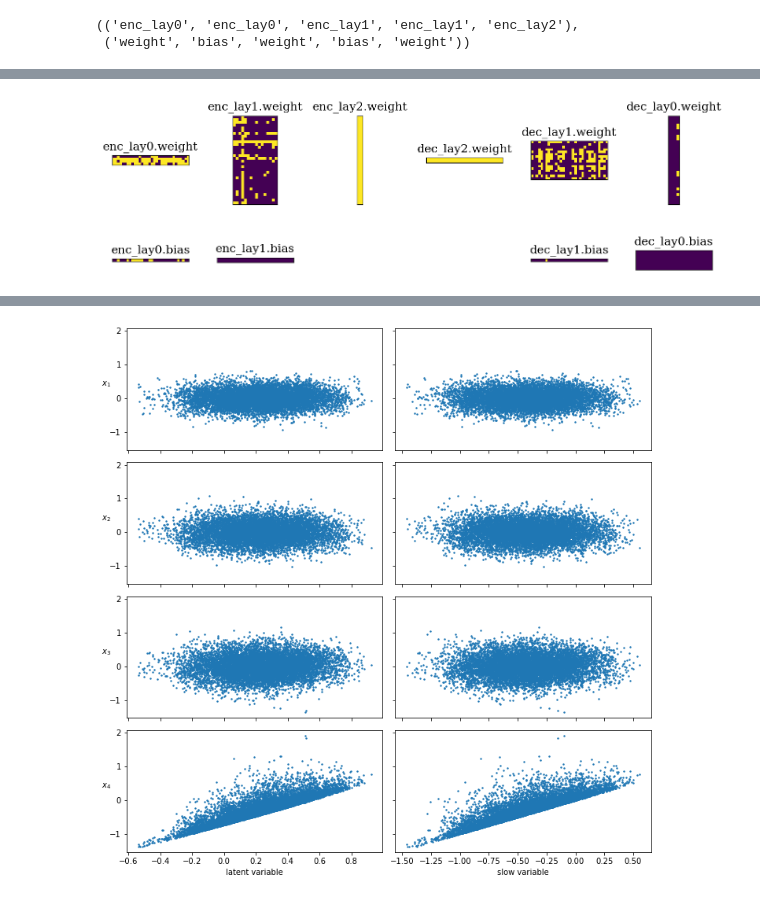
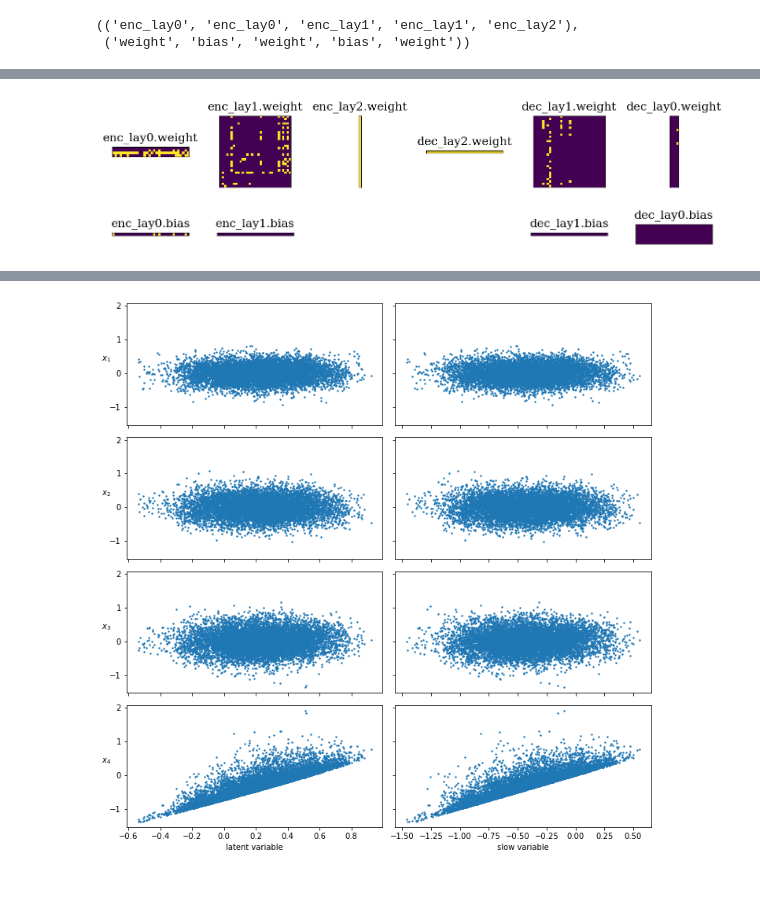
Before and after one commit to przemyslaw-zielinski/sf_nets, a Jupyter notebook: notebooks/rqp4_analyze.ipynb, the cells around one changed output, grey strips where cells are left out. Saved outputs shown, nothing was run; the diff lists cells and outputs as text; code cells hidden in the pictures.

Commit message:
Trained pruned models.

```diff
--- a/notebooks/rqp4_analyze.ipynb
+++ b/notebooks/rqp4_analyze.ipynb
@@ -125,7 +152,7 @@ checkpoints = train_data['history']['checkpoints']
 epochs = range(1, train_data['info']['config']['max_epochs']+1)
 best_epoch = train_data['best']['epoch']
 # %%
-fig, ax = plt.subplots(figsize=set_figsize(textwidth_fraction=1.0, height_to_width_ratio=0.45))
+fig, ax = plt.subplots(figsize=set_figsize(textwidth_fraction=0.9, height_to_width_ratio=0.46))
 
 ax.plot(epochs, train_losses, label="train loss")
 loss_line, = ax.plot(epochs, valid_losses, label="validation loss")
@@ -138,19 +165,19 @@ plt.vlines(x=check_ids, ymin=0, ymax=check_loss, ls='--', color=loss_color, alph
 
 # smallest validation loss / "best" model
 plt.vlines(x=best_epoch, ymin=0, ymax=valid_losses[best_epoch-1], color='g')
-ax.plot(best_epoch, valid_losses[best_epoch-1], 'o', color='g', label='best model', markersize=3)
+ax.plot(best_epoch, valid_losses[best_epoch-1], 'o', color='g', label='validation min', markersize=3)
 
 ax.text(best_epoch, .1, f'{best_epoch}', rotation=0, color='g')
 
 ax.set_xlim([epochs[0], epochs[-1]])
 ax.set_ylim([0.0, train_losses[1]])
-ax.set_xticks(check_ids)
+ax.set_xticks(check_ids[1::2])
 ax.set_xlabel("epoch")
 ax.set_ylabel("loss", rotation=0, labelpad=10)
 ax.legend()
 
 fig.tight_layout()
-fig.savefig(root / f"results/figs/{model_id}.pdf", dpi=300)
+fig.savefig(root / f"results/figs/{model_id}_loss.pdf", dpi=300)
 plt.show(fig)
 plt.close(fig)
 # %% [output]
@@ -169,16 +196,23 @@ def remove_mask(model_dict):
     }
     return {**state_dict, **rest}
 # %%
-mask_state_dict = dict(filter(lambda elem: elem[0].endswith('_mask'),
-                                train_data['best'][model_dict].items()))
-orig_state_dict = dict(filter(lambda elem: elem[0].endswith('_orig'),
-                                train_data['best'][model_dict].items()))
-rest = dict(filter(lambda elem: elem[0].endswith(('weight', 'bias')),
-                                train_data['best'][model_dict].items()))
-state_dict = {
-    key.replace('_orig',''): val_orig * val_mask
-    for (key, val_orig), val_mask in zip(orig_state_dict.items(), mask_state_dict.values())
-}
+# mask_state_dict = dict(filter(lambda elem: elem[0].endswith('_mask'),
+#                                 train_data['best'][model_dict].items()))
+# orig_state_dict = dict(filter(lambda elem: elem[0].endswith('_orig'),
+#                                 train_data['best'][model_dict].items()))
+# rest = dict(filter(lambda elem: elem[0].endswith(('weight', 'bias')),
+#                                 train_data['best'][model_dict].items()))
+# state_dict = {
+#     key.replace('_orig',''): val_orig * val_mask
+#     for (key, val_orig), val_mask in zip(orig_state_dict.items(), mask_state_dict.values())
+# }
+# %%
+check_epoch = 330
 # %%
-check_epoch = '345'
-check_dict = torch.load(f'../results/models/RQP4/{model_id}/state_at_{check_epoch}.pt')
+if check_epoch == 'best':
+    state_dict = remove_mask(train_data['best']['model_dict'])
+    check_epoch = best_epoch
+else:
+    check_dict = torch.load(f'../results/models/RQP4/{model_id}/state_at_{check_epoch}.pt')
+    state_dict = remove_mask(check_dict['model_dict'])
+model.load_state_dict(state_dict)
@@ -252,35 +282,35 @@ if 'pruned' in model_id:
 
     ncols = len(par_dict)
     import matplotlib.gridspec as gridspec
-    fig = plt.figure(constrained_layout=True, figsize=(9, 3))
+    fig = plt.figure(constrained_layout=True, figsize=(9, 2.5))
 
     gs = fig.add_gridspec(2, ncols)
     clim = (0, 1)
     # plt.setp(axs, xticks=[], yticks=[])
     for n, (layer_name, par_list) in enumerate(par_dict.items()):
         if len(par_list) == 1:
             ax = fig.add_subplot(gs[0,n])
             ax.imshow(np.absolute(par_list[0][1])>0, clim=clim)
             ax.set_title(par_list[0][0])
         else:
     #         gap = -np.ones((2, par_list[0][1].shape[1]))
     #         mat = np.vstack((par_list[0][1], gap, par_list[1][1]))
             ax_w = fig.add_subplot(gs[0,n])
             ax_w.imshow(np.absolute(par_list[0][1])>0)
             ax_w.set_title(par_list[0][0])
             ax_b = fig.add_subplot(gs[1,n], sharex=ax_w)
             ax_b.imshow(np.absolute(par_list[1][1])>0)
             ax_b.set_title(par_list[1][0])
 
     all_axes = fig.get_axes()
     plt.setp(all_axes, xticks=[], yticks=[])
 
     fig.savefig(root / f"results/figs/{model_id}_wmats.pdf", dpi=300)
     plt.show(fig)
     plt.close(fig)
 mpl.rcParams['text.usetex'] = True
 # %% [output]
-[figure, old version]
+[figure, new version]
 # %%
 train_dataset = datasets.RQP4("../data")
 test_dataset = datasets.RQP4("../data", train=False)
```
Also changed, not shown: parts of 14 cells of this notebook, 38 other files.
